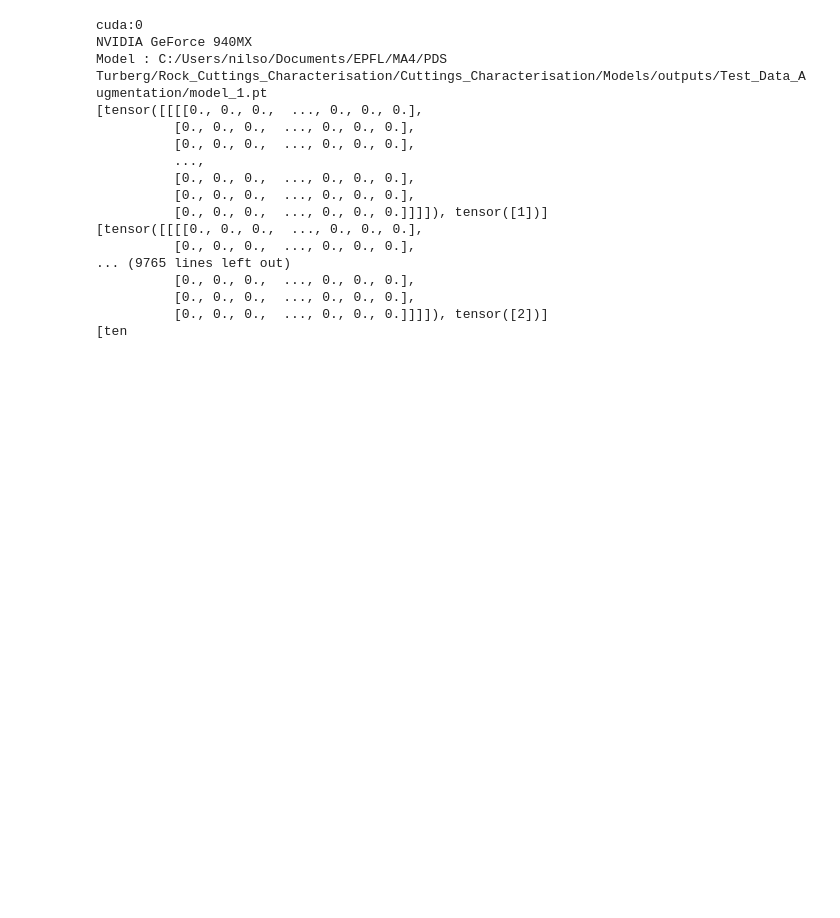
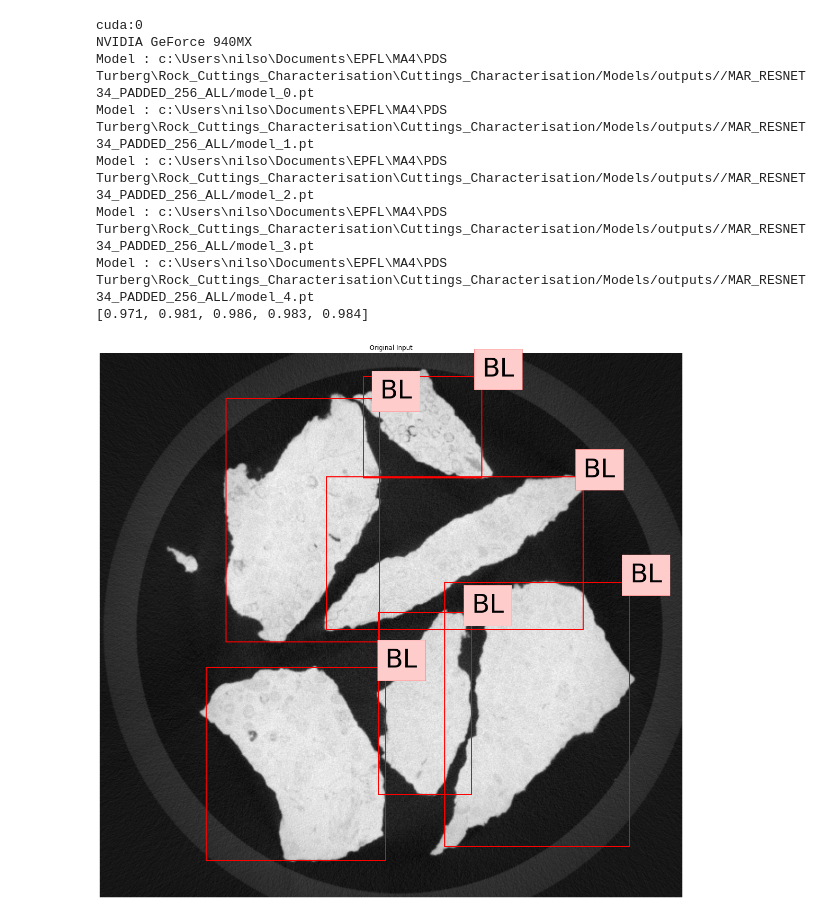
Before and after one commit to nfholsen/Rock_Cuttings_Characterisation, a Jupyter notebook: Cuttings_Characterisation/PostProcessing/dev.ipynb, the cells around one changed output. Drawn from its saved outputs; the diff is of its cells as text; code cells hidden in the pictures; blank space fills up the shorter version.

Commit message:
PostProcessing update with figures of cuttings

```diff
--- a/Cuttings_Characterisation/PostProcessing/dev.ipynb
+++ b/Cuttings_Characterisation/PostProcessing/dev.ipynb
@@ -69,11 +71,9 @@ class Classifier(BaseModelSingle):
         #acc = accuracy_score(np.array(label), np.array(pred))
 
         return pred, label
-# %%
-save_model_path = 'C:/Users/nilso/Documents/EPFL/MA4/PDS Turberg/Rock_Cuttings_Characterisation/Cuttings_Characterisation/Models/outputs/Test_Data_Augmentation/model_1.pt'
 # %%
 # Load config_file
-ifile = '../Models/config/MAR_RESNET34_PADDED_64_ALL.yaml'
+ifile = '../Models/config/MAR_RESNET34_PADDED_256_ALL.yaml'
 
 inputs = load_config(ifile)
 
@@ -135,7 +135,7 @@ accuracy_scores = []
 for i_, (train_index, test_index) in enumerate(kf.split(X,y)):
 
     model_name = f"model_{i_}.pt"
-    #save_model_path = f"{path_model}/{model_name}"
+    save_model_path = f"{path_model}/{model_name}"
 
     print('Model :',save_model_path)
 
@@ -161,21 +161,14 @@ for i_, (train_index, test_index) in enumerate(kf.split(X,y)):
     pred, label = classifier.predict(test_dataloader)
 
     accuracy_scores.append(accuracy_score(np.array(label), np.array(pred)))
+
+print(accuracy_scores)
 # %% [output]
 cuda:0
 NVIDIA GeForce 940MX
-Model : C:/Users/nilso/Documents/EPFL/MA4/PDS Turberg/Rock_Cuttings_Characterisation/Cuttings_Characterisation/Models/outputs/Test_Data_Augmentation/model_1.pt
-[tensor([[[[0., 0., 0.,  ..., 0., 0., 0.],
-          [0., 0., 0.,  ..., 0., 0., 0.],
-          [0., 0., 0.,  ..., 0., 0., 0.],
-          ...,
-          [0., 0., 0.,  ..., 0., 0., 0.],
-          [0., 0., 0.,  ..., 0., 0., 0.],
-          [0., 0., 0.,  ..., 0., 0., 0.]]]]), tensor([1])]
-[tensor([[[[0., 0., 0.,  ..., 0., 0., 0.],
-          [0., 0., 0.,  ..., 0., 0., 0.],
-... (9765 lines left out)
-          [0., 0., 0.,  ..., 0., 0., 0.],
-          [0., 0., 0.,  ..., 0., 0., 0.],
-          [0., 0., 0.,  ..., 0., 0., 0.]]]]), tensor([2])]
-[ten
+Model : c:\Users\nilso\Documents\EPFL\MA4\PDS Turberg\Rock_Cuttings_Characterisation\Cuttings_Characterisation/Models/outputs//MAR_RESNET34_PADDED_256_ALL/model_0.pt
+Model : c:\Users\nilso\Documents\EPFL\MA4\PDS Turberg\Rock_Cuttings_Characterisation\Cuttings_Characterisation/Models/outputs//MAR_RESNET34_PADDED_256_ALL/model_1.pt
+Model : c:\Users\nilso\Documents\EPFL\MA4\PDS Turberg\Rock_Cuttings_Characterisation\Cuttings_Characterisation/Models/outputs//MAR_RESNET34_PADDED_256_ALL/model_2.pt
+Model : c:\Users\nilso\Documents\EPFL\MA4\PDS Turberg\Rock_Cuttings_Characterisation\Cuttings_Characterisation/Models/outputs//MAR_RESNET34_PADDED_256_ALL/model_3.pt
+Model : c:\Users\nilso\Documents\EPFL\MA4\PDS Turberg\Rock_Cuttings_Characterisation\Cuttings_Characterisation/Models/outputs//MAR_RESNET34_PADDED_256_ALL/model_4.pt
+[0.971, 0.981, 0.986, 0.983, 0.984]
@@ -181,0 +182,7 @@ Model : C:/Users/nilso/Documents/EPFL/MA4/PDS Turberg/Rock_Cuttings_Characterisa
+# %%
+root_load = 'E:/FileHistory/nilso/LAPTOP-154DU0LI/Data/C/Users/nilso/Documents/EPFL/MA4/PDS Turberg/'
+folder_to_load = 'Cuttings_data/BL3-4-DL/'
+train_tiffs = os.listdir(os.path.dirname(root_load + folder_to_load))
+tiff = train_tiffs[990]
+
+file_path = root_load + folder_to_load + tiff
@@ -181,0 +323,25 @@ Model : C:/Users/nilso/Documents/EPFL/MA4/PDS Turberg/Rock_Cuttings_Characterisa
+# %%
+dict_ = {0:'BL',1:'GN',2:'ML',3:'MS',4:'OL'}
+# %%
+fig, ax = plt.subplots(1,1,figsize=(20,20))
+ax.imshow(image_raw.img,cmap='gray')
+ax.set_title('Original Input')
+ax.axis(False)
+
+for i_, region_i in enumerate(image_raw.regions):
+    box = region_i['bbox']['box']
+    poly = patches.Polygon(box,fill=False, edgecolor='red', linewidth=2)
+    ax.add_patch(poly)
+    ax.text(
+        x=box[3,0],
+        y=box[3,1],
+        s=dict_[pred[i_][0]],
+        size=50,
+        bbox=dict(
+            boxstyle="square",
+            ec=(1., 0.5, 0.5),
+            fc=(1., 0.8, 0.8)
+            )
+        )
+# %% [output]
+[figure, added]
```
Also changed, not shown: parts of 7 cells of this notebook, 1 other file.
